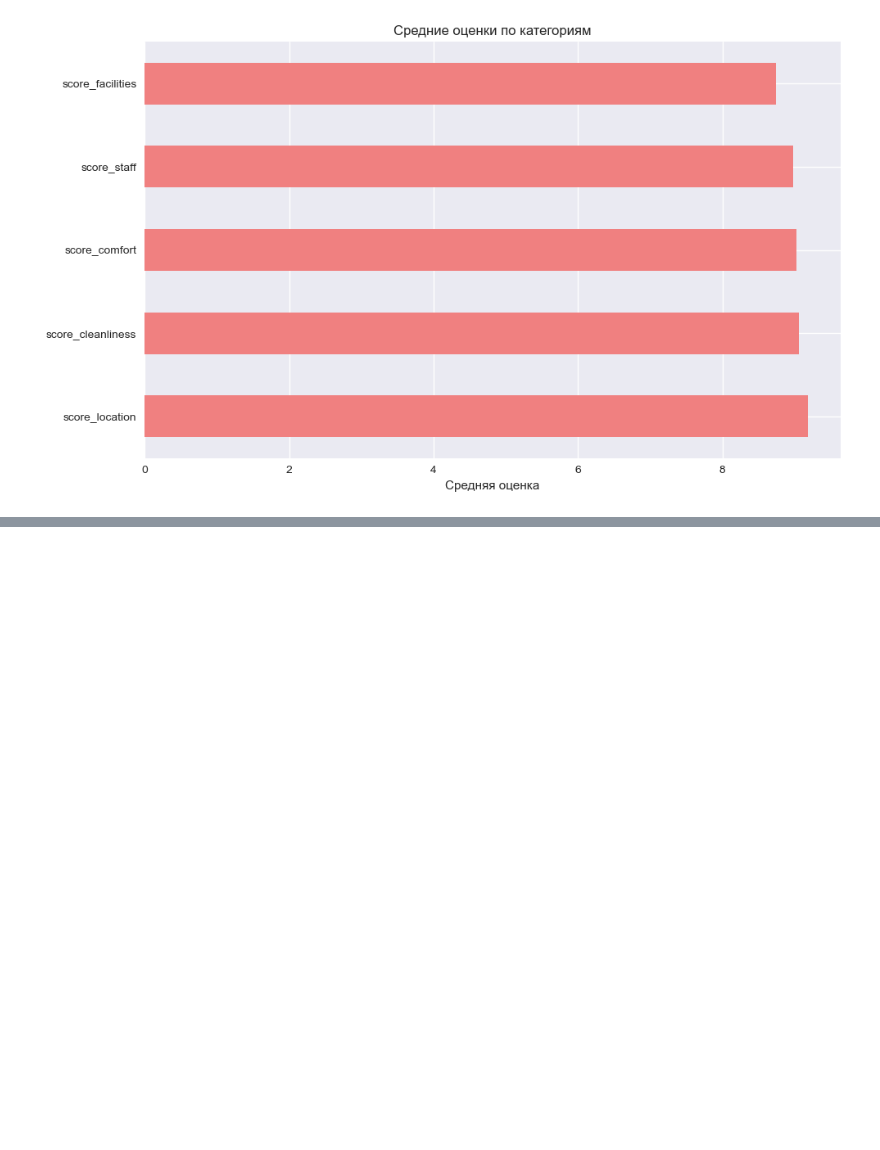
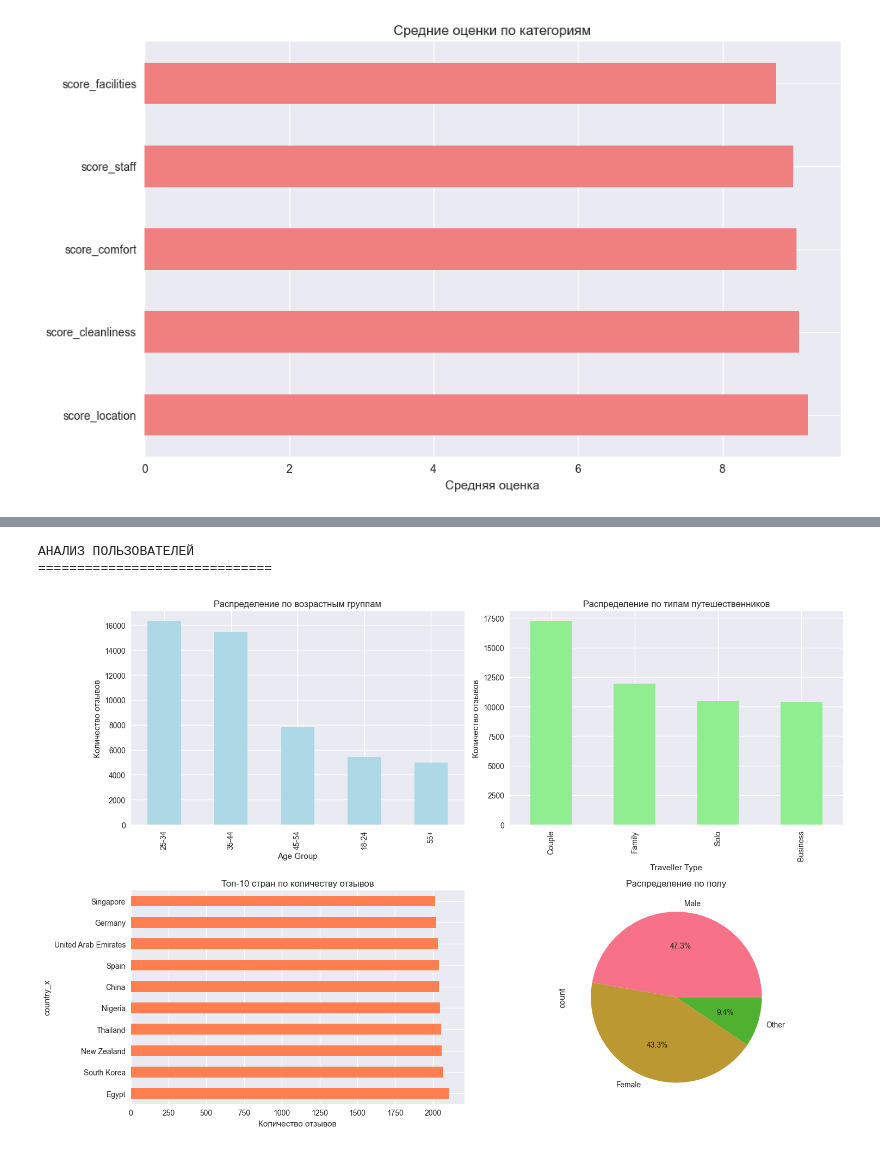
Before and after one commit to igr43/booking_ml_project, a Jupyter notebook: analysis.ipynb, the cells around one changed output, grey strips where cells are left out. Drawn from its saved outputs; the diff is of its cells as text; code cells hidden in the pictures; blank space fills up the shorter version.

```diff
--- a/analysis.ipynb
+++ b/analysis.ipynb
@@ -398,0 +462,37 @@ plt.show()
+# %%
+print("АНАЛИЗ ПОЛЬЗОВАТЕЛЕЙ")
+print("=" * 30)
+
+fig, axes = plt.subplots(2, 2, figsize=(15, 10))
+
+# Распределение по возрастным группам
+if 'age_group' in df_processed.columns:
+    df_processed['age_group'].value_counts().plot(kind='bar', ax=axes[0,0], color='lightblue')
+    axes[0,0].set_title('Распределение по возрастным группам')
+    axes[0,0].set_xlabel('Age Group')
+    axes[0,0].set_ylabel('Количество отзывов')
+
+# Распределение по типам путешественников
+if 'traveller_type' in df_processed.columns:
+    df_processed['traveller_type'].value_counts().plot(kind='bar', ax=axes[0,1], color='lightgreen')
+    axes[0,1].set_title('Распределение по типам путешественников')
+    axes[0,1].set_xlabel('Traveller Type')
+    axes[0,1].set_ylabel('Количество отзывов')
+
+# Распределение по странам (топ-10)
+if 'country_x' in df_processed.columns:
+    df_processed['country_x'].value_counts().head(10).plot(kind='barh', ax=axes[1,0], color='coral')
+    axes[1,0].set_title('Топ-10 стран по количеству отзывов')
+    axes[1,0].set_xlabel('Количество отзывов')
+
+# Распределение по полу
+if 'user_gender' in df_processed.columns:
+    df_processed['user_gender'].value_counts().plot(kind='pie', ax=axes[1,1], autopct='%1.1f%%')
+    axes[1,1].set_title('Распределение по полу')
+
+plt.tight_layout()
+plt.show()
+# %% [output]
+АНАЛИЗ ПОЛЬЗОВАТЕЛЕЙ
+==============================
+[figure, added]
```
Also changed, not shown: parts of 8 cells of this notebook.
